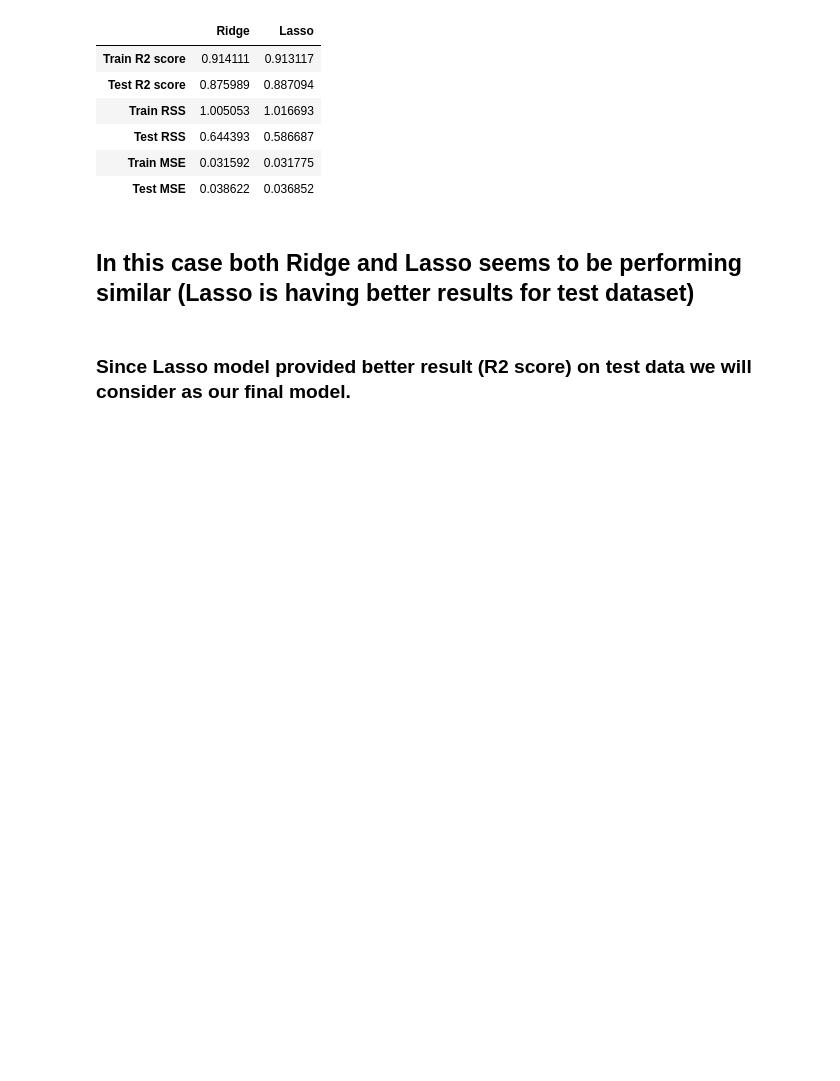
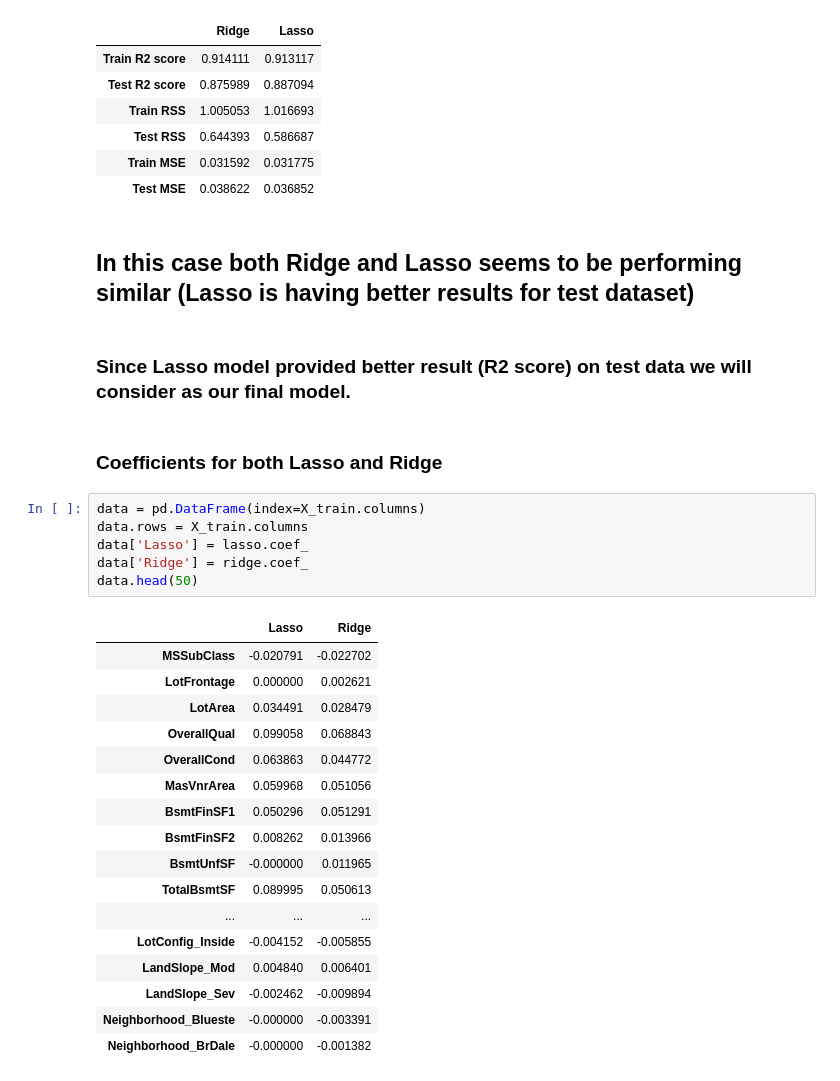
Before and after one commit to kc11381/Housing_Price_Prediction_Case_Study, a Jupyter notebook: house_price_prediction.ipynb, the cells around one changed output. Saved outputs shown, nothing was run; the diff lists cells and outputs as text; blank space fills up the shorter version.

```diff
--- a/house_price_prediction.ipynb
+++ b/house_price_prediction.ipynb
@@ -943,3 +943,29 @@ data
 ## In this case both Ridge and Lasso seems to be performing similar (Lasso is having better results for test dataset)
 # %% [markdown]
 ### Since Lasso model provided better result (R2 score) on test data we will consider as our final model.
+# %% [markdown]
+### Coefficients for both Lasso and Ridge
+# %%
+data = pd.DataFrame(index=X_train.columns)
+data.rows = X_train.columns
+data['Lasso'] = lasso.coef_
+data['Ridge'] = ridge.coef_
+data.head(50)
+# %% [output]
+|  | Lasso | Ridge |
+| MSSubClass | -0.020791 | -0.022702 |
+| LotFrontage | 0.000000 | 0.002621 |
+| LotArea | 0.034491 | 0.028479 |
+| OverallQual | 0.099058 | 0.068843 |
+| OverallCond | 0.063863 | 0.044772 |
+| MasVnrArea | 0.059968 | 0.051056 |
+| BsmtFinSF1 | 0.050296 | 0.051291 |
+| BsmtFinSF2 | 0.008262 | 0.013966 |
+| BsmtUnfSF | -0.000000 | 0.011965 |
+| TotalBsmtSF | 0.089995 | 0.050613 |
+| ... | ... | ... |
+| LotConfig_Inside | -0.004152 | -0.005855 |
+| LandSlope_Mod | 0.004840 | 0.006401 |
+| LandSlope_Sev | -0.002462 | -0.009894 |
+| Neighborhood_Blueste | -0.000000 | -0.003391 |
+| Neighborhood_BrDale | -0.000000 | -0.001382 |
```
Also changed, not shown: parts of 1 cell of this notebook.
